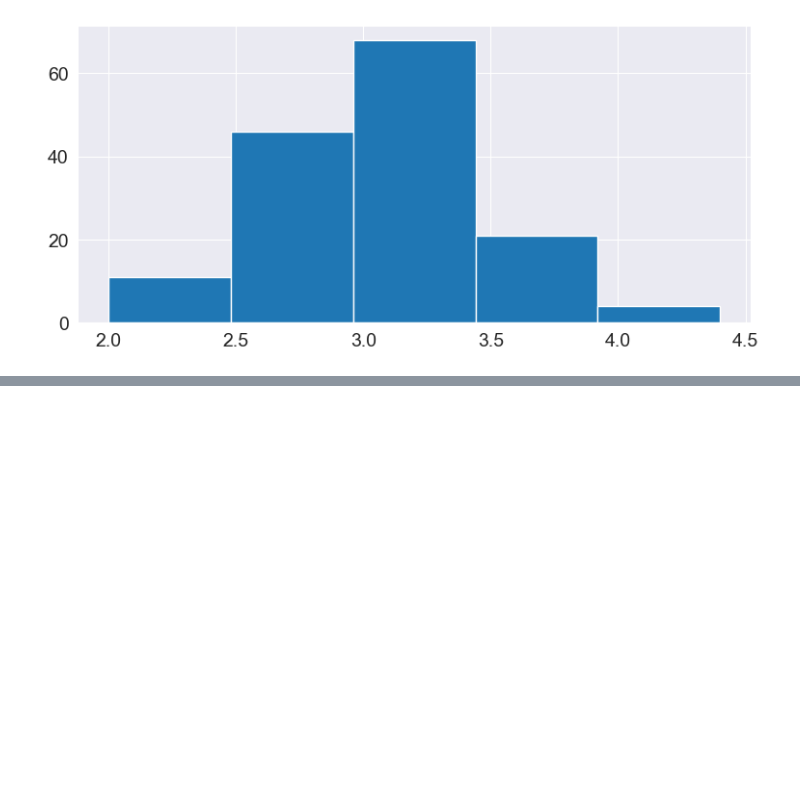
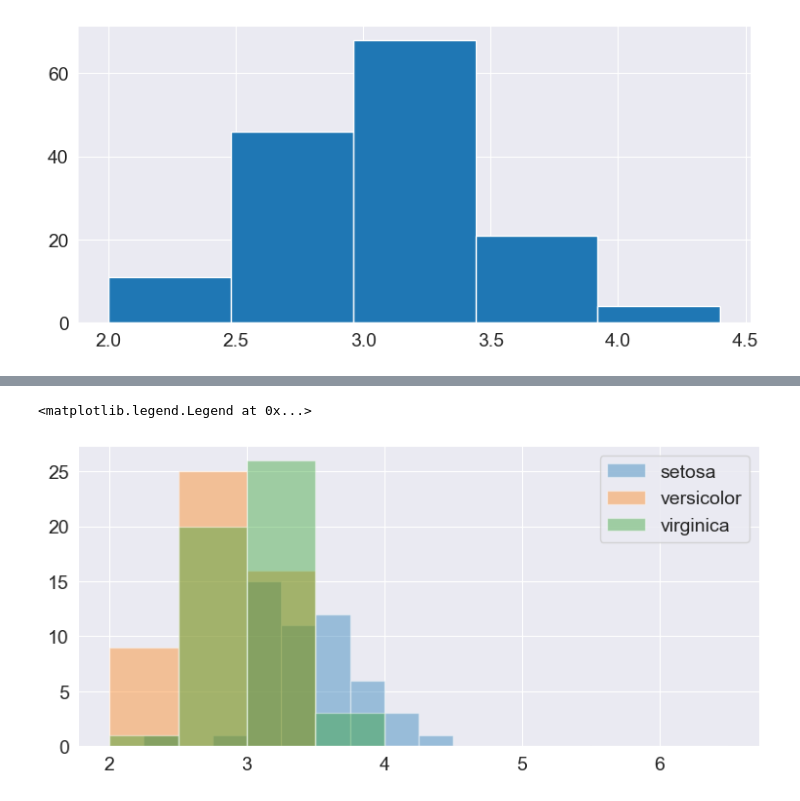
Before and after one commit to BetulAlbayrak1999/Pandas-Numpy-DataVisualization, a Jupyter notebook: Visualization with Matplotlib and Seaborn.ipynb, the cells around one changed output, grey strips where cells are left out. Cells and saved outputs as stored; diff of their text form; code cells hidden in the pictures; blank space fills up the shorter version.

```diff
--- a/Visualization with Matplotlib and Seaborn.ipynb
+++ b/Visualization with Matplotlib and Seaborn.ipynb
@@ -222,0 +237,12 @@ NameError: name 'plt' is not defined
+# %%
+setosa_df=flower_df[flower_df.species=="setosa"]
+versicolor_df = flower_df[flower_df.species=="versicolor"]
+virginica_df=flower_df[flower_df.species=="virginica"]
+# %%
+plt.hist(setosa_df.sepal_width, alpha=0.4, bins=np.arange(2, 5, 0.25));
+plt.hist(versicolor_df.sepal_width, alpha=0.4, bins= np.arange(2, 5, 0.5));
+plt.hist(virginica_df.sepal_width, alpha=0.4, bins= np.arange(2, 7, 0.5));
+plt.legend(["setosa", "versicolor", "virginica"])
+# %% [output]
+<matplotlib.legend.Legend at 0x...>
+[figure, added]
```
Also changed, not shown: parts of 4 cells of this notebook.
